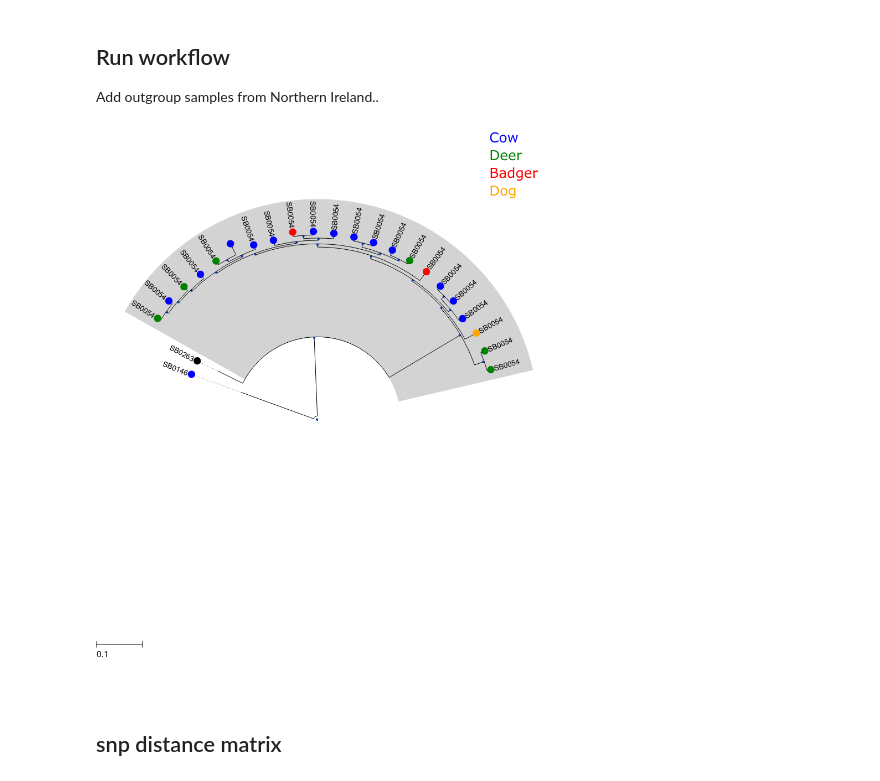
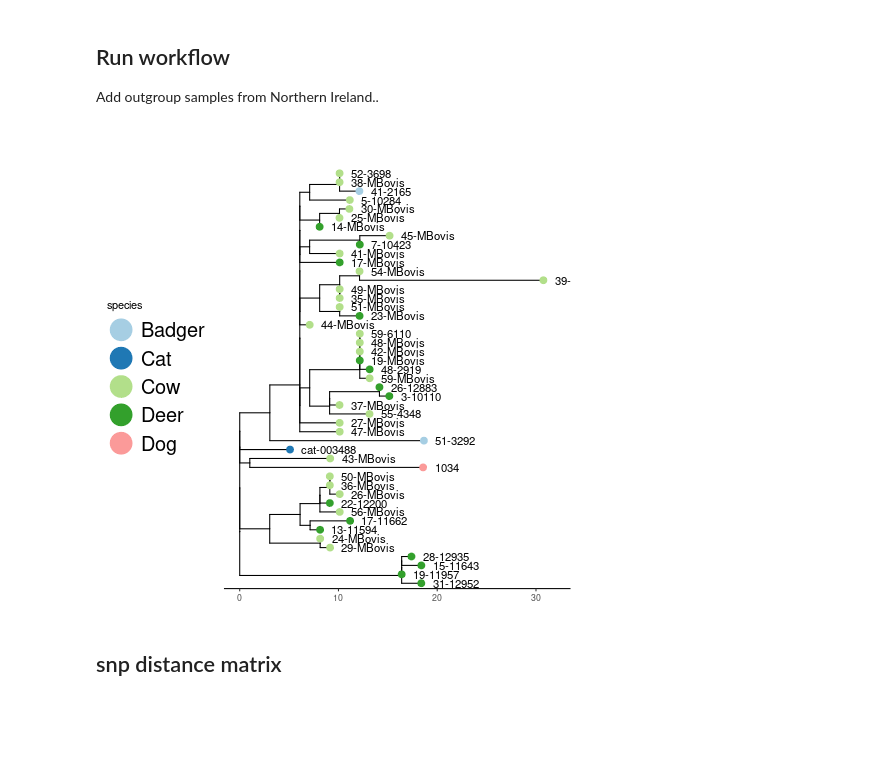
Before and after one commit to dmnfarrell/snipgenie, a Jupyter notebook: notebooks/wicklow.ipynb, the cells around one changed output. Drawn from its saved outputs; the diff is of its cells as text; code cells hidden in the pictures; blank space fills up the shorter version.

```diff
--- a/notebooks/wicklow.ipynb
+++ b/notebooks/wicklow.ipynb
@@ -97,31 +40,0 @@ for node in rm:
-# %%
-from ete3 import CircleFace, TreeStyle, NodeStyle, RectFace, TextFace
-R = t.get_midpoint_outgroup()
-t.set_outgroup(R)
-#N = t.search_nodes(name="ref")[0]
-#N.delete()
-#trees.delete_nodes(t, ['182-MBovis'])
-set_nodestyle(t)
-nn=get_nodes(t)
-wick = t.get_common_ancestor('1034', nn[10])
-color_clades(t,wick)
-trees.color_leaves(t, colormap)
-trees.set_tiplabels(t,labelmap)
-
-for i in colors:
-    f=ts.legend.add_face(
-            TextFace(text=i,fgcolor=colors[i],fsize=18),
-            column=0)
-
-ts.mode='c'
-ts.arc_start = 200
-ts.arc_span = 150
-
-ts.scale=800
-ts.branch_vertical_margin = 10
-ts.scale_length = .1
-
-t.render("%%inline",tree_style=ts,w=800)
-#ti=t.render("/storage/btbgenie/wicklow_dog_tree.png",tree_style=ts,w=1400)
-# %% [output]
-[figure, removed]
@@ -128,3 +43,17 @@ t.render("%%inline",tree_style=ts,w=800)
+# %%
+%%R
+source('drawtrees.R')
+meta <- read.table('/storage/btbgenie/mbovis_ireland/all_ireland_samples.csv',sep=',',
+                      header=TRUE,row.names=1)
+meta[is.na(meta)] <- "-"
+meta[] <- lapply(meta, as.character)
+mltree <- read.tree('/storage/btbgenie/wicklow_results/tree.newick')
+mltree <- drop.tip(mltree,c('182-MBovis','ref'))
+#mltree <- root(mltree, outgroup='cat-003488')
+options(repr.plot.width=20, repr.plot.height=10)
+ggplottree(mltree, meta, 'species', layout='rect', cmap='Paired', tiplabel=TRUE)
+# %% [output]
+[figure, added]
 # %% [markdown]
 ## snp distance matrix
 # %%
```
Also changed, not shown: parts of 15 cells of this notebook, 11 other files.
